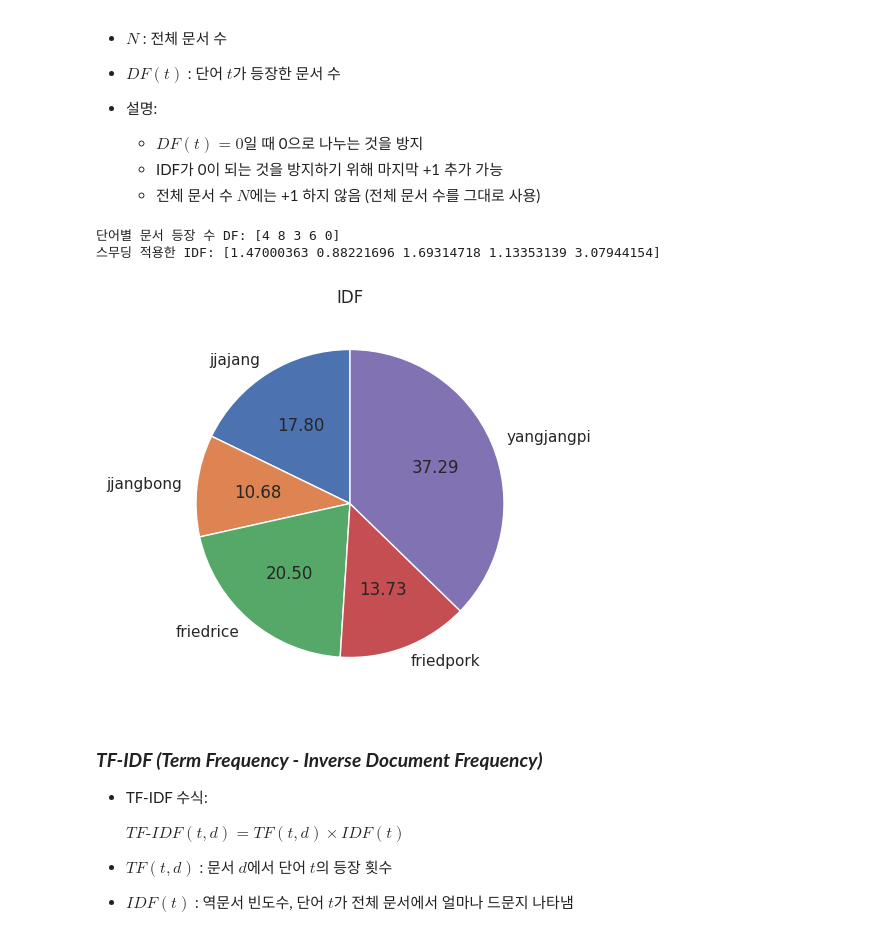
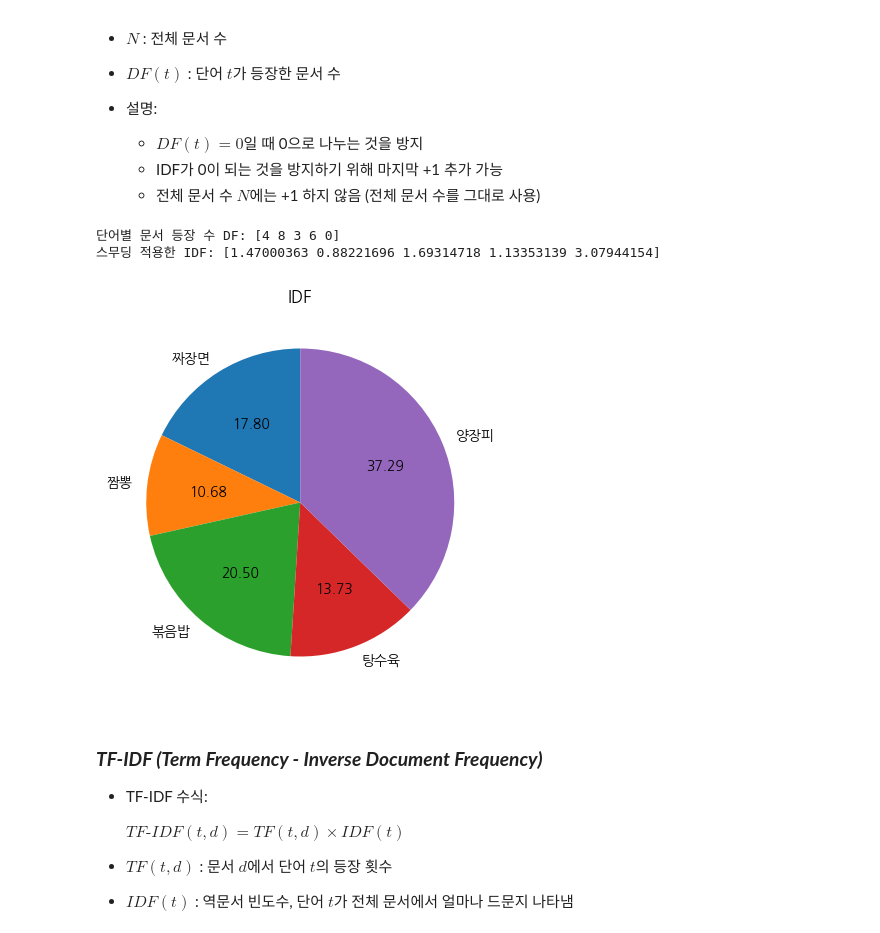
Before and after one commit to suriseven/ai_math, a Jupyter notebook: chap03/chap03.ipynb, the cells around one changed output. Cells and saved outputs as stored; diff of their text form; code cells hidden in the pictures.

```diff
--- a/chap03/chap03.ipynb
+++ b/chap03/chap03.ipynb
@@ -296,16 +255,6 @@ print(reviews)
 import numpy as np
 import matplotlib.pyplot as plt
 import seaborn as sns
-import matplotlib.font_manager as fm
-import matplotlib
-matplotlib.set_loglevel("error")  # warning 이상은 무시
-
-# 폰트 설정 (Colab, Ubuntu 기준)
-nanum_font_path = '/usr/share/fonts/truetype/nanum/NanumGothic.ttf'
-nanum_font = fm.FontProperties(fname=nanum_font_path)
-plt.rcParams['axes.unicode_minus'] = False
-plt.rc("font", family="NanumGothic")
-sns.set_theme(font="NanumGothic", rc={"axes.unicode_minus":False}, style='white')
 
 # 총 언급 횟수 벡터
 total_vector = reviews.sum(axis=0)
@@ -315,9 +264,8 @@ print("총 언급 횟수 벡터:", total_vector)
 DF_over_N = total_vector / total_vector.sum()
 print("상대도수 벡터:", DF_over_N)
 
-# 시각화 (파이 차트, 한글폰트 깨짐방지)
-# labels = ['짜장면', '짬뽕', '볶음밥', '탕수육', '양장피']
-labels = ['jjajang', 'jjangbong', 'friedrice', 'friedpork', 'yangjangpi']
+# 시각화 (파이 차트)
+labels = ['짜장면', '짬뽕', '볶음밥', '탕수육', '양장피']
 
 plt.figure(figsize=(5,5))
 plt.pie(DF_over_N, labels=labels, autopct="%.2f", startangle=90)
@@ -354,19 +301,10 @@ plt.show()
 import numpy as np
 import matplotlib.pyplot as plt
 import seaborn as sns
-import matplotlib.font_manager as fm
-import matplotlib
-matplotlib.set_loglevel("error")  # warning 이상은 무시
-
-# 폰트 설정 (Colab, Ubuntu 기준)
-nanum_font_path = '/usr/share/fonts/truetype/nanum/NanumGothic.ttf'
-nanum_font = fm.FontProperties(fname=nanum_font_path)
-plt.rcParams['axes.unicode_minus'] = False
-plt.rc("font", family="NanumGothic")
-sns.set_theme(font="NanumGothic", rc={"axes.unicode_minus":False}, style='white')
-
 
 # 문서 8개, 단어 5개 (짜장면, 짬뽕, 볶음밥, 탕수육, 양장피)
+
+# 8행 5열인 행렬
 review_vectors = np.array([
     [1, 1, 1, 1, 0],
     [0, 1, 0, 0, 0],
@@ -379,7 +317,7 @@ review_vectors = np.array([
 ])
 
 # 전체 문서 수
-N = review_vectors.shape[0]
+N = review_vectors.shape[0] # 행의 수를 추출 => 전체 문서 수 N
 
 # 단어별 문서 등장 수
 DF = np.count_nonzero(review_vectors, axis=0)
@@ -412,15 +350,6 @@ print("단어별 역문서 빈도수 IDF:", IDF)
 import numpy as np
 import matplotlib.pyplot as plt
 import seaborn as sns
-import matplotlib.font_manager as fm
-
-# 폰트 설정 (Colab, Ubuntu 기준)
-nanum_font_path = '/usr/share/fonts/truetype/nanum/NanumGothic.ttf'
-nanum_font = fm.FontProperties(fname=nanum_font_path)
-plt.rcParams['axes.unicode_minus'] = False
-plt.rc("font", family="NanumGothic")
-sns.set_theme(font="NanumGothic", rc={"axes.unicode_minus":False}, style='white')
-
 
 # 문서 8개, 단어 5개 (짜장면, 짬뽕, 볶음밥, 탕수육, 양장피)
 review_vectors = np.array([
@@ -428,37 +357,35 @@ review_vectors = np.array([
     [0, 1, 0, 0, 0],
     [1, 1, 0, 0, 0],
     [0, 1, 0, 1, 0],
     [1, 1, 0, 1, 0],
     [1, 1, 1, 1, 0],
     [0, 1, 0, 1, 0],
     [0, 1, 1, 1, 0]
 ])
 
 
 # 전체 문서 수
 N = review_vectors.shape[0]
 
 # 단어별 문서 등장 수
 DF = np.count_nonzero(review_vectors, axis=0)
 # 시각화 (파이 차트, 한글폰트 깨짐방지)
-# labels = ['짜장면', '짬뽕', '볶음밥', '탕수육', '양장피']
-labels = ['jjajang', 'jjangbong', 'friedrice', 'friedpork', 'yangjangpi']
-
+labels = ['짜장면', '짬뽕', '볶음밥', '탕수육', '양장피']
 
 # 역문서 빈도수
 # IDF 스무딩 적용
 IDF_smooth = np.log(N / (1 + DF)) + 1
 print("단어별 문서 등장 수 DF:", DF)
 print("스무딩 적용한 IDF:", IDF_smooth)
 
 plt.figure(figsize=(5,5))
 plt.pie(IDF_smooth, labels=labels, autopct="%.2f", startangle=90)
 plt.title("IDF")
 plt.show()
 # %% [output]
 단어별 문서 등장 수 DF: [4 8 3 6 0]
 스무딩 적용한 IDF: [1.47000363 0.88221696 1.69314718 1.13353139 3.07944154]
-[figure, old version]
+[figure, new version]
 # %% [markdown]
 ### ***TF-IDF (Term Frequency - Inverse Document Frequency)***
 - TF-IDF 수식:
```
Also changed, not shown: parts of 18 cells of this notebook.
